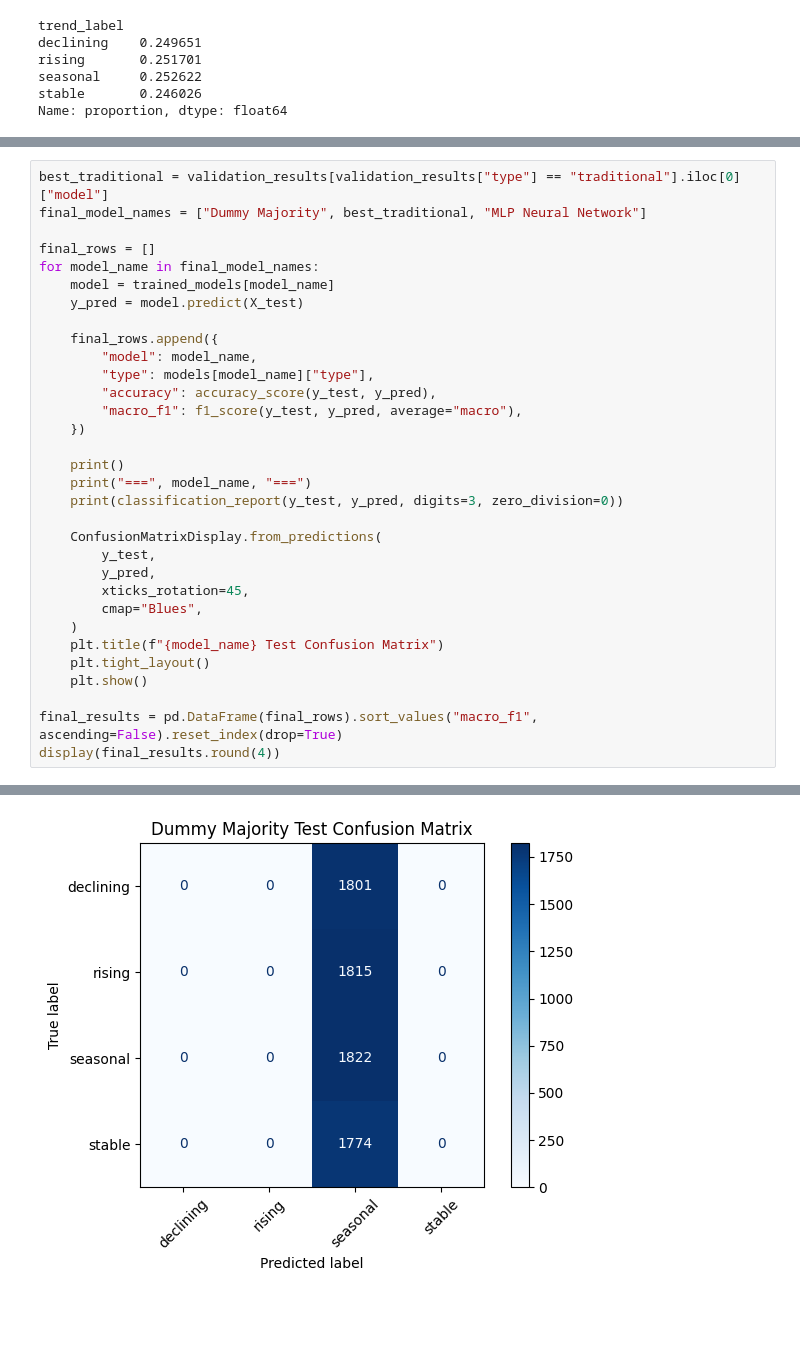
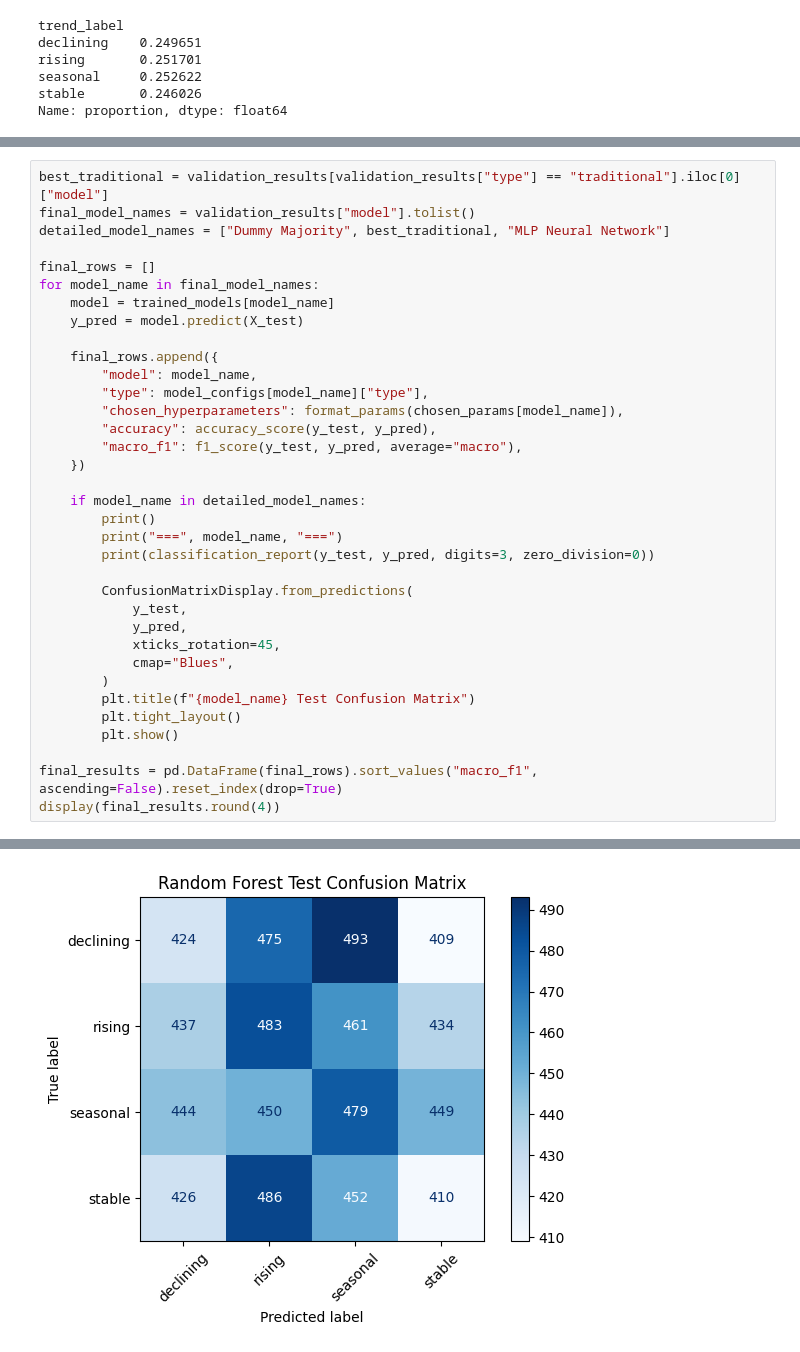
Before and after one commit to vivalavidax123/IML_A2, a Jupyter notebook: notebooks/rq3_model_comparison.ipynb, the cells around one changed output, grey strips where cells are left out. Drawn from its saved outputs; the diff is of its cells as text; blank space fills up the shorter version.

```diff
--- a/notebooks/rq3_model_comparison.ipynb
+++ b/notebooks/rq3_model_comparison.ipynb
@@ -166,6 +304,7 @@ The test set is used only after validation. The final comparison includes the be
 # %%
 best_traditional = validation_results[validation_results["type"] == "traditional"].iloc[0]["model"]
-final_model_names = ["Dummy Majority", best_traditional, "MLP Neural Network"]
+final_model_names = validation_results["model"].tolist()
+detailed_model_names = ["Dummy Majority", best_traditional, "MLP Neural Network"]
 
 final_rows = []
 for model_name in final_model_names:
@@ -174,24 +313,26 @@ for model_name in final_model_names:
 
     final_rows.append({
         "model": model_name,
-        "type": models[model_name]["type"],
+        "type": model_configs[model_name]["type"],
+        "chosen_hyperparameters": format_params(chosen_params[model_name]),
         "accuracy": accuracy_score(y_test, y_pred),
         "macro_f1": f1_score(y_test, y_pred, average="macro"),
     })
 
-    print()
-    print("===", model_name, "===")
-    print(classification_report(y_test, y_pred, digits=3, zero_division=0))
+    if model_name in detailed_model_names:
+        print()
+        print("===", model_name, "===")
+        print(classification_report(y_test, y_pred, digits=3, zero_division=0))
 
-    ConfusionMatrixDisplay.from_predictions(
-        y_test,
-        y_pred,
-        xticks_rotation=45,
-        cmap="Blues",
-    )
-    plt.title(f"{model_name} Test Confusion Matrix")
-    plt.tight_layout()
-    plt.show()
+        ConfusionMatrixDisplay.from_predictions(
+            y_test,
+            y_pred,
+            xticks_rotation=45,
+            cmap="Blues",
+        )
+        plt.title(f"{model_name} Test Confusion Matrix")
+        plt.tight_layout()
+        plt.show()
 
 final_results = pd.DataFrame(final_rows).sort_values("macro_f1", ascending=False).reset_index(drop=True)
 display(final_results.round(4))
@@ -210 +351 @@ weighted avg      0.064     0.253     0.102      7212
-[figure, old version]
+[figure, new version]
```
Also changed, not shown: parts of 9 cells of this notebook.
